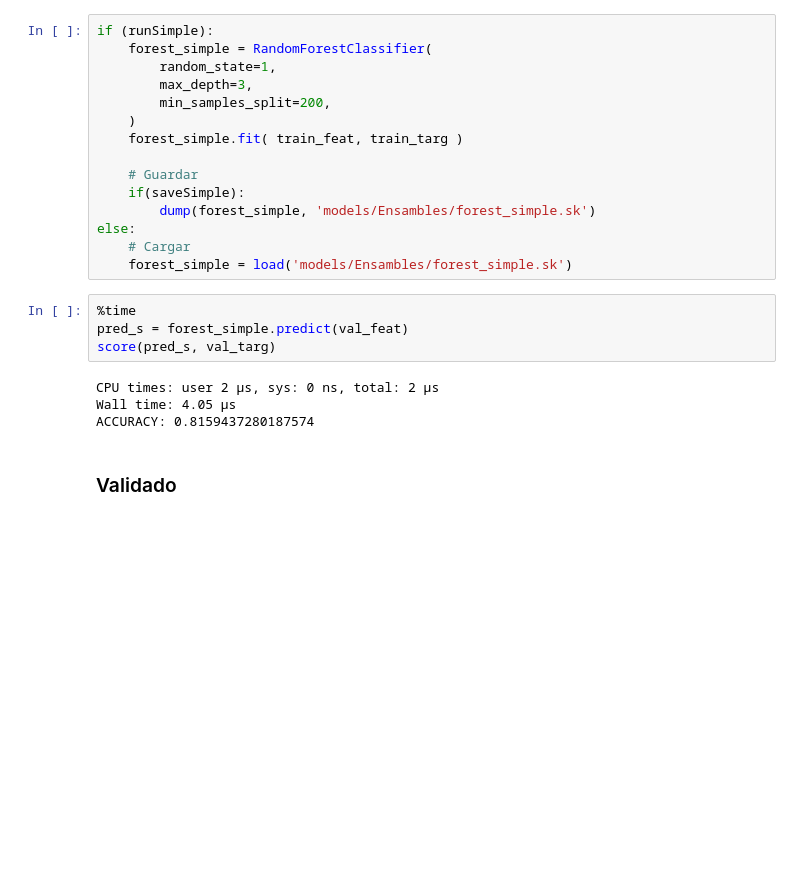
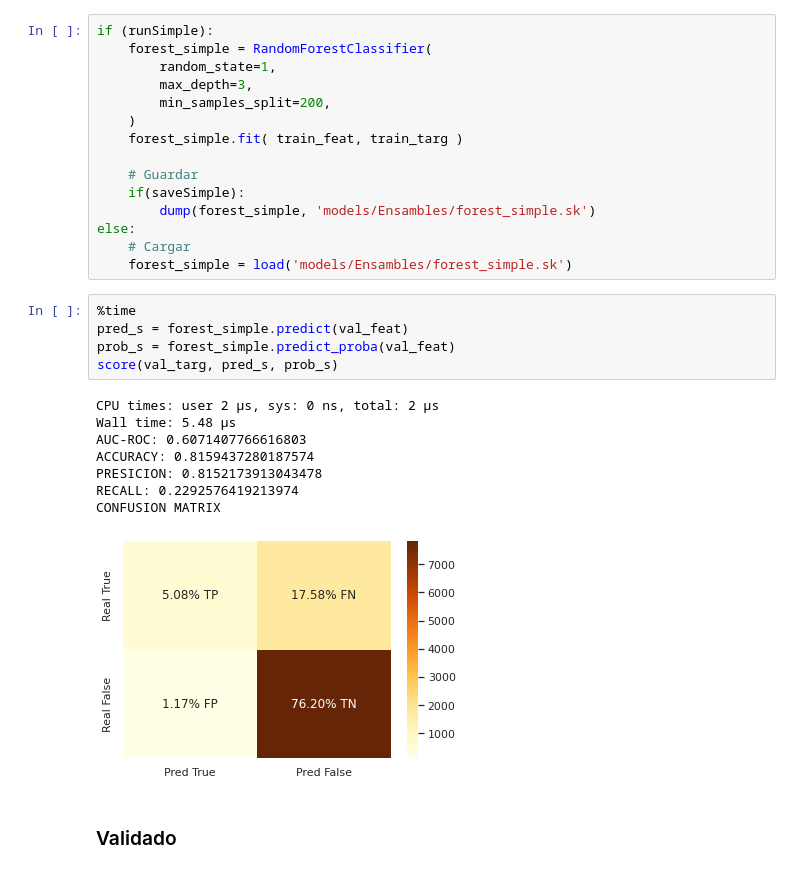
Before and after one commit to NicolasEzequielZulaicaRivera/OD_TPS, a Jupyter notebook: TP2/random_forest.ipynb, the cells around one changed output. Cells and saved outputs as stored; diff of their text form; blank space fills up the shorter version.

Commit message:
Random Forest Refactor

```diff
--- a/TP2/random_forest.ipynb
+++ b/TP2/random_forest.ipynb
@@ -100,11 +100,17 @@ else:
 # %%
 %time
 pred_s = forest_simple.predict(val_feat)
-score(pred_s, val_targ)
+prob_s = forest_simple.predict_proba(val_feat)
+score(val_targ, pred_s, prob_s)
 # %% [output]
 CPU times: user 2 µs, sys: 0 ns, total: 2 µs
-Wall time: 4.05 µs
+Wall time: 5.48 µs
+AUC-ROC: 0.6071407766616803
 ACCURACY: 0.8159437280187574
+PRESICION: 0.8152173913043478
+RECALL: 0.2292576419213974
+CONFUSION MATRIX
+[figure, added]
 # %% [markdown]
 ### Validado
 # %%
```
Also changed, not shown: parts of 3 cells of this notebook, 2 other files.
